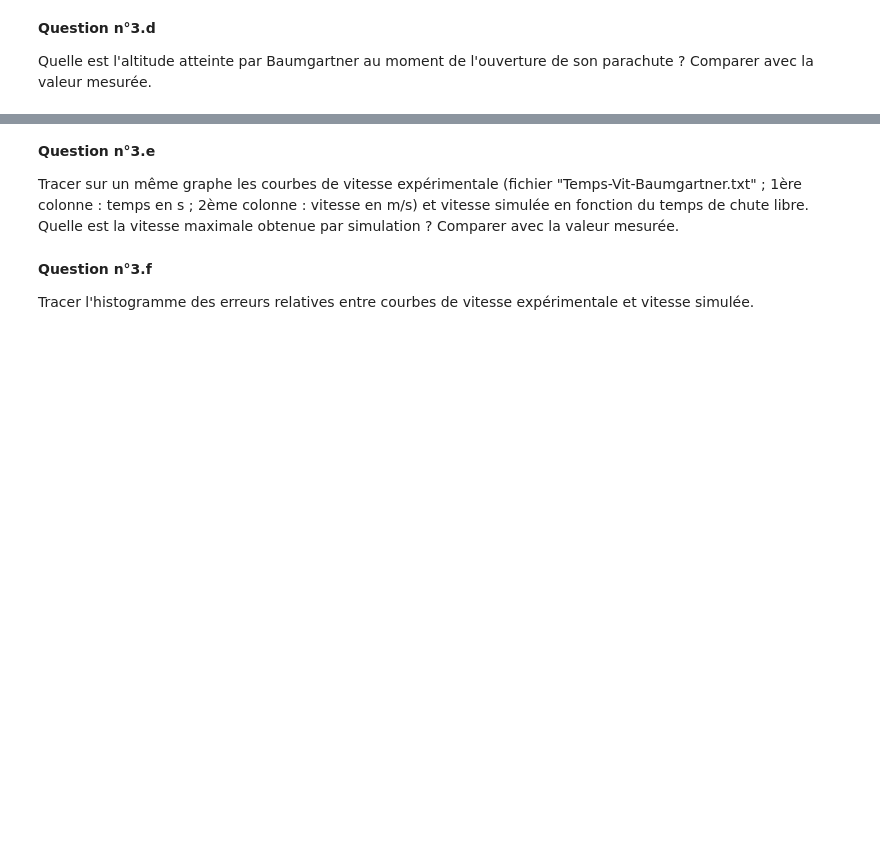
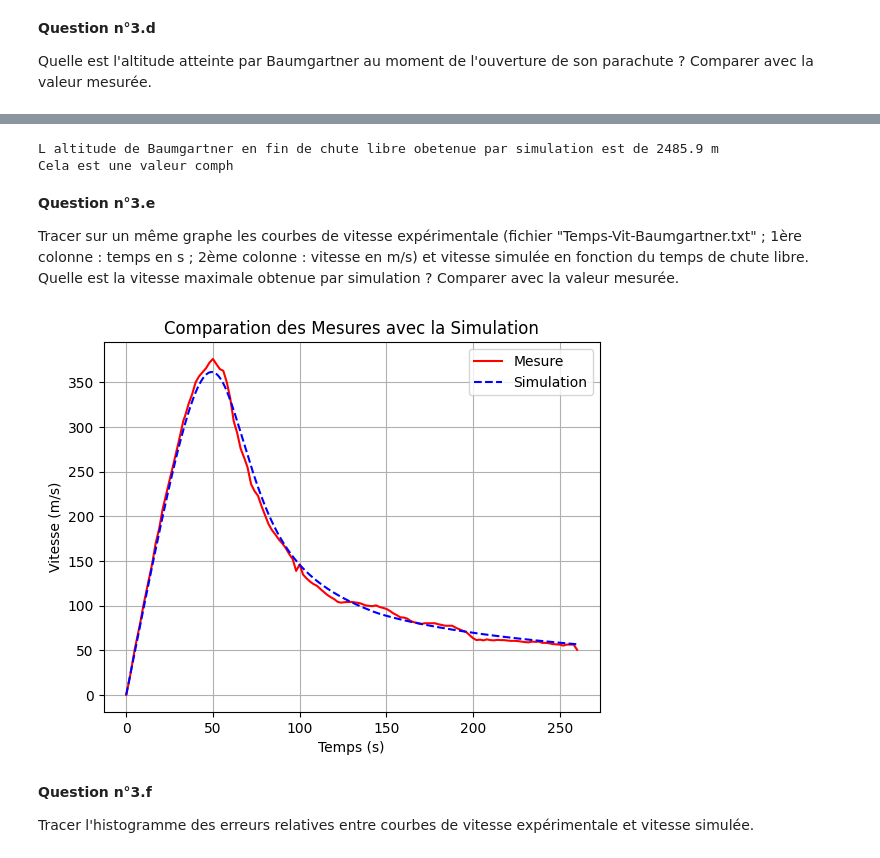
Before and after one commit to IsabelaCaldeira/ChuteLibre, a Jupyter notebook: CHUTE-LIBRE_Notebook-pour-etudiants_2022.ipynb, the cells around one changed output, grey strips where cells are left out. Saved outputs shown, nothing was run; the diff lists cells and outputs as text; code cells hidden in the pictures; blank space fills up the shorter version.

```diff
--- a/CHUTE-LIBRE_Notebook-pour-etudiants_2022.ipynb
+++ b/CHUTE-LIBRE_Notebook-pour-etudiants_2022.ipynb
@@ -437,7 +447,31 @@ Quelle est l'altitude atteinte par Baumgartner au moment de l'ouverture de son p
+# %%
+zB_min_sim = np.min(z_Euler)
+print(f'L altitude de Baumgartner en fin de chute libre obetenue par simulation est de {zB_min_sim:.1f} m')
+print(f'Cela est une valeur comph')
+# %% [output]
+L altitude de Baumgartner en fin de chute libre obetenue par simulation est de 2485.9 m
+Cela est une valeur comph
 # %% [markdown]
 **Question n°3.e**
 
 Tracer sur un même graphe les courbes de vitesse expérimentale (fichier "Temps-Vit-Baumgartner.txt" ; 1ère colonne : temps en s ; 2ème colonne : vitesse en m/s) et vitesse simulée en fonction du temps de chute libre. Quelle est la vitesse maximale obtenue par simulation ? Comparer avec la valeur mesurée.
+# %%
+#Courbe avec des mesures
+coord_tvB = np.loadtxt('Temps-Vit-Baumgartner.txt')
+tB = coord_tvB[:,0] #s
+vBT = coord_tvB[:,1]/3.6 #m/s
+plt.plot(tB, vBT, 'r')
+
+#Courbe Simulée
+plt.plot(temps_Euler, np.abs(v_Euler), 'b--')
+
+plt.xlabel("Temps (s)"); plt.ylabel("Vitesse (m/s)")
+plt.legend(['Mesure', 'Simulation'])
+plt.title("Comparation des Mesures avec la Simulation")
+plt.grid()
+plt.show()
+# %% [output]
+[figure, added]
 # %% [markdown]
 **Question n°3.f**
 
```
Also changed, not shown: parts of 9 cells of this notebook.
